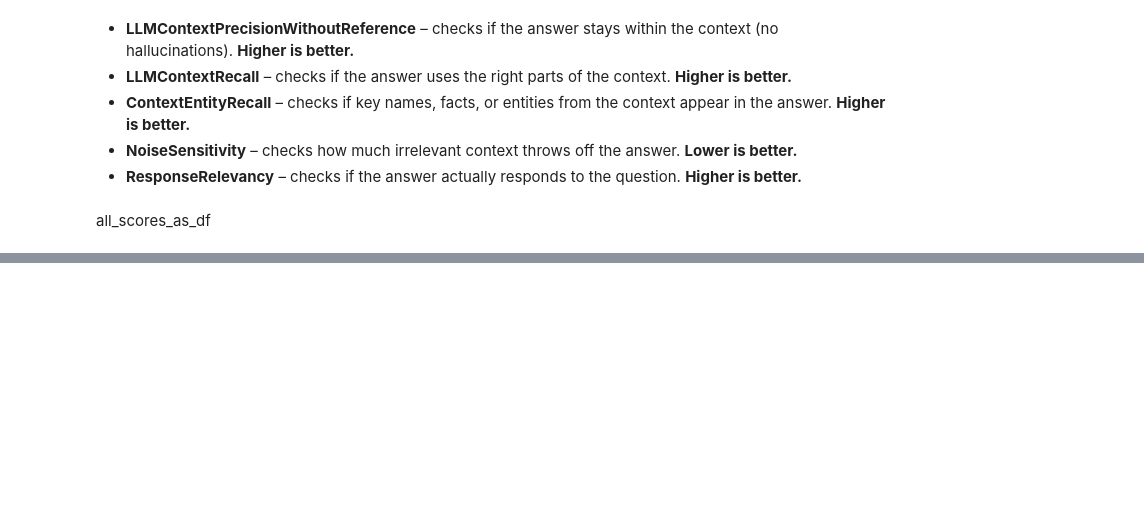
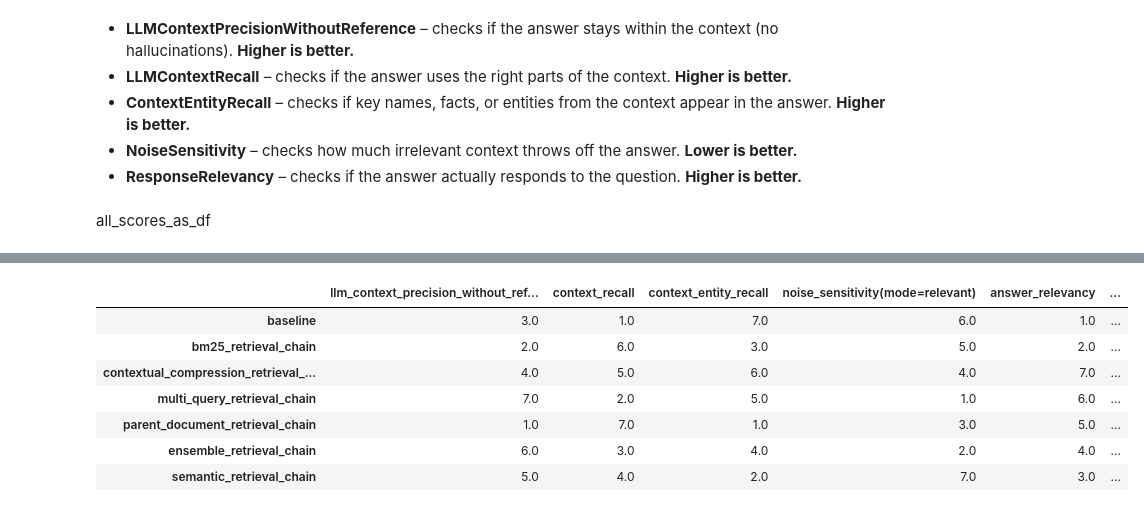
Before and after one commit to mkchuprin/AIE8, a Jupyter notebook: 09_Advanced_Retrieval/Advanced_Retrieval_with_LangChain_Assignment.ipynb, the cells around one changed output, grey strips where cells are left out. Saved outputs shown, nothing was run; the diff lists cells and outputs as text; code cells hidden in the pictures; blank space fills up the shorter version.

```diff
--- a/09_Advanced_Retrieval/Advanced_Retrieval_with_LangChain_Assignment.ipynb
+++ b/09_Advanced_Retrieval/Advanced_Retrieval_with_LangChain_Assignment.ipynb
@@ -544,4 +592,4 @@ generator_embeddings = LangchainEmbeddingsWrapper(OpenAIEmbeddings())
 
 generator = TestsetGenerator(llm=generator_llm, embedding_model=generator_embeddings)
 # %%
-dataset = generator.generate_with_langchain_docs(docs, testset_size=20)
+dataset = generator.generate_with_langchain_docs(docs, testset_size=10)
@@ -651,8 +957,25 @@ all_scores_as_df
 # %%
 import numpy as np
 
 metric_cols                = all_scores_as_df.columns  # or explicitly list them
-ranked_df["mean_rank"]     = ranked_df[metric_cols].mean(axis=1).round(1)
+ranked_df                  = all_scores_as_df.rank(axis=0, method="min", ascending=False)
 ranked_df["geo_mean_rank"] = np.exp(np.log(ranked_df[metric_cols]).mean(axis=1)).round(1)
 
+# Add average latency for each retriever
+avg_latencies = {name: np.mean(latencies[name]) for name in latencies.keys()}
+ranked_df["avg_latency_seconds"] = ranked_df.index.map(avg_latencies).round(0)
+
+
+avg_tokens = {name: np.mean(num_tokens[name]) for name in latencies.keys()}
+ranked_df["avg_num_tokens"] = ranked_df.index.map(avg_tokens).round(0)
+
 ranked_df
+# %% [output]
+|  | llm_context_precision_without_ref... | context_recall | context_entity_recall | noise_sensitivity(mode=relevant) | answer_relevancy | ... |
+| baseline | 3.0 | 1.0 | 7.0 | 6.0 | 1.0 | ... |
+| bm25_retrieval_chain | 2.0 | 6.0 | 3.0 | 5.0 | 2.0 | ... |
+| contextual_compression_retrieval_... | 4.0 | 5.0 | 6.0 | 4.0 | 7.0 | ... |
+| multi_query_retrieval_chain | 7.0 | 2.0 | 5.0 | 1.0 | 6.0 | ... |
+| parent_document_retrieval_chain | 1.0 | 7.0 | 1.0 | 3.0 | 5.0 | ... |
+| ensemble_retrieval_chain | 6.0 | 3.0 | 4.0 | 2.0 | 4.0 | ... |
+| semantic_retrieval_chain | 5.0 | 4.0 | 2.0 | 7.0 | 3.0 | ... |
```
Also changed, not shown: parts of 29 cells of this notebook.
